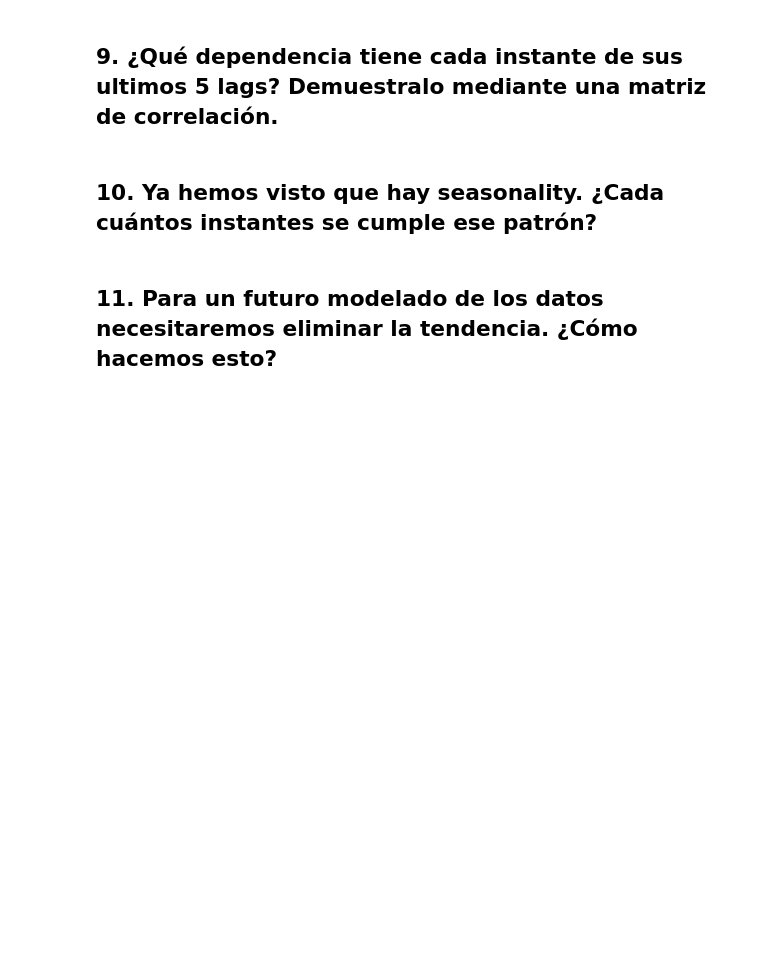
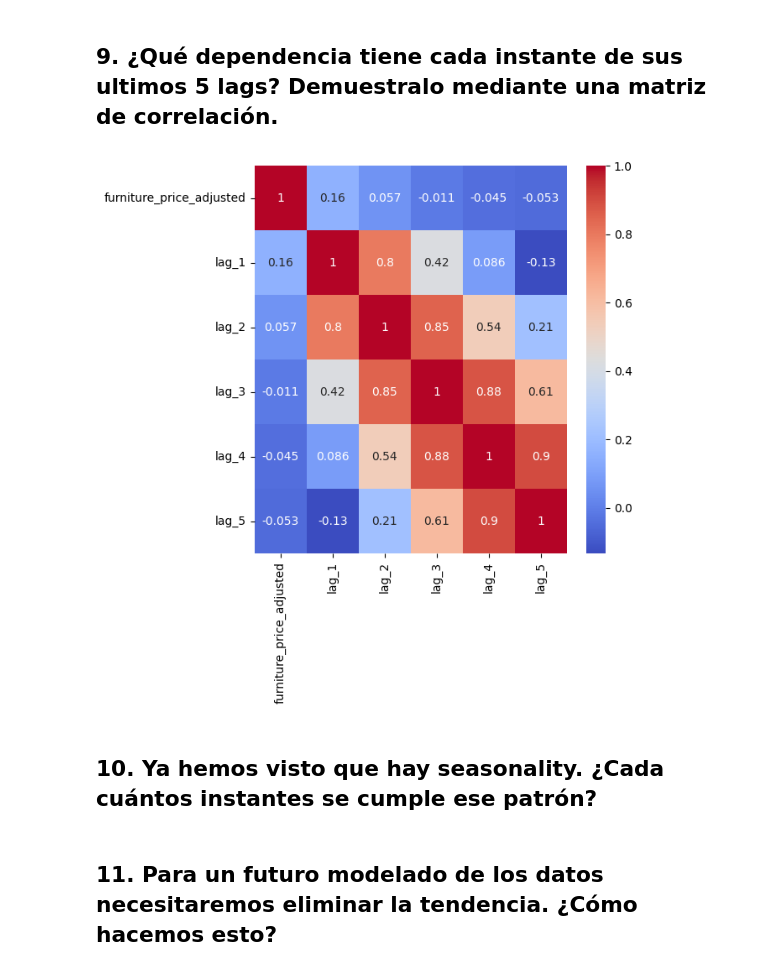
Before and after one commit to josemanuelgonzalezfornell/Machine_Learning, a Jupyter notebook: 3-Time_Series/ejercicios/1_ejercicio time series analysis.ipynb, the cells around one changed output. Saved outputs shown, nothing was run; the diff lists cells and outputs as text; code cells hidden in the pictures; blank space fills up the shorter version.

```diff
--- a/3-Time_Series/ejercicios/1_ejercicio time series analysis.ipynb
+++ b/3-Time_Series/ejercicios/1_ejercicio time series analysis.ipynb
@@ -183,4 +185,14 @@ result_add.plot();
 # %% [markdown]
 ## 9. ¿Qué dependencia tiene cada instante de sus ultimos 5 lags? Demuestralo mediante una matriz de correlación.
+# %%
+df[f'lag_1'] = df['furniture_price_adjusted'].diff()
+for i in range(1, 5):
+    df[f'lag_{i+1}'] = df[f'lag_{i}'].diff()
+
+correlation_matrix = df.drop(["Year"], axis=1).corr(numeric_only=True)
+sns.heatmap(correlation_matrix, annot=True, cmap='coolwarm')
+plt.show()
+# %% [output]
+[figure, added]
 # %% [markdown]
 ## 10. Ya hemos visto que hay seasonality. ¿Cada cuántos instantes se cumple ese patrón?
```
Also changed, not shown: parts of 7 cells of this notebook.
